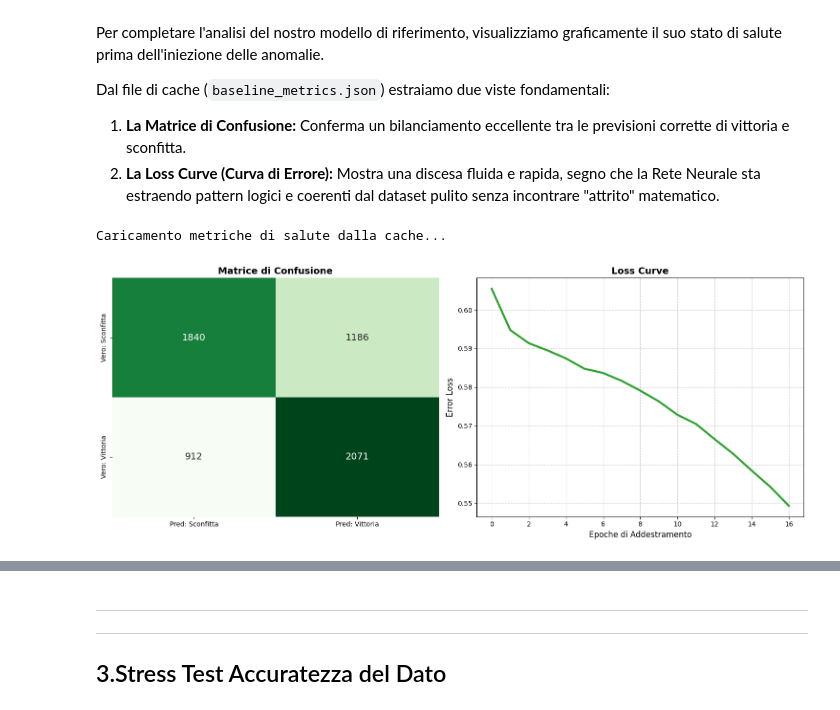
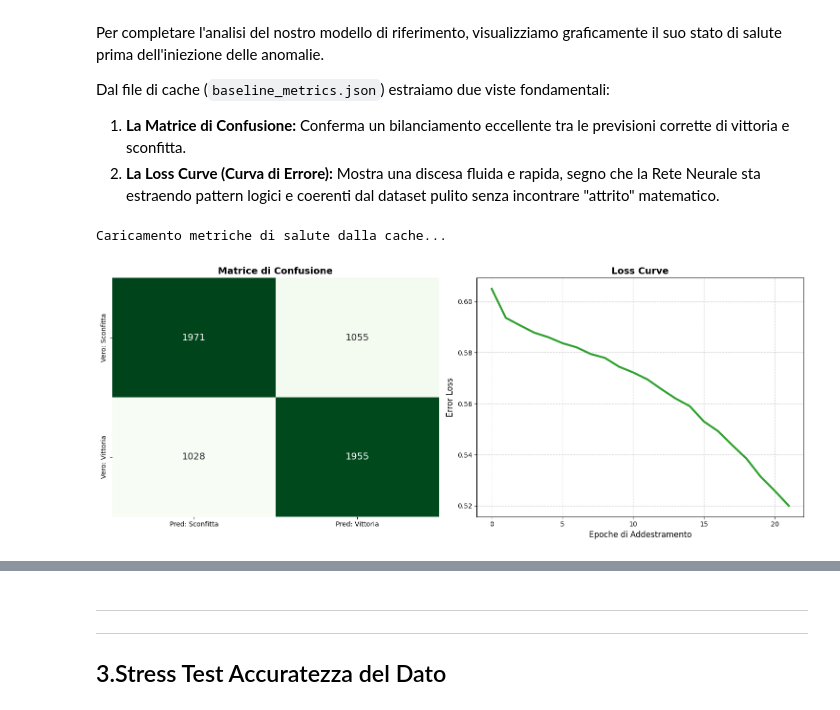
Before and after one commit to ilBiondo06/Architetture-Dati-Progetto, a Jupyter notebook: doc/Architetture-Dati report 2.ipynb, the cells around one changed output, grey strips where cells are left out. Saved outputs shown, nothing was run; the diff lists cells and outputs as text; code cells hidden in the pictures.

```diff
--- a/doc/Architetture-Dati report 2.ipynb
+++ b/doc/Architetture-Dati report 2.ipynb
@@ -226,36 +227,36 @@ import numpy as np
 import os
 
 print("Caricamento metriche di salute dalla cache...")
-cache_path = "../src/baseline_metrics.json"
+cache_path = "../results/baseline_metrics.json"
 
 if os.path.exists(cache_path):
     with open(cache_path, "r") as f:
         baseline_data = json.load(f)
 
     fig, axes = plt.subplots(1, 2, figsize=(15, 6))
 
     # --- 1. Matrice di Confusione Baseline ---
     cm = np.array(baseline_data['cm'])
     sns.heatmap(cm, annot=True, fmt='d', cmap='Greens', cbar=False,
                 xticklabels=['Pred: Sconfitta', 'Pred: Vittoria'],
                 yticklabels=['Vero: Sconfitta', 'Vero: Vittoria'],
                 annot_kws={"size": 14}, ax=axes[0])
     axes[0].set_title('Matrice di Confusione', fontsize=14, fontweight='bold')
 
     # --- 2. Curva di Apprendimento (Loss Curve) ---
     loss_curve = baseline_data['loss_curve']
     epoche = baseline_data['n_iter']
 
     axes[1].plot(loss_curve, color='#2ca02c', linewidth=3)
     axes[1].set_title(f"Loss Curve", fontsize=14, fontweight='bold')
     axes[1].set_xlabel('Epoche di Addestramento', fontsize=12)
     axes[1].set_ylabel('Error Loss', fontsize=12)
     axes[1].grid(True, linestyle='--', alpha=0.7)
 
     plt.tight_layout()
     plt.show()
 else:
     print(f"Errore: File {cache_path} non trovato. Esegui prima il calcolo della baseline.")
 # %% [output]
 Caricamento metriche di salute dalla cache...
-[figure, old version]
+[figure, new version]
```
Also changed, not shown: parts of 10 cells of this notebook.
